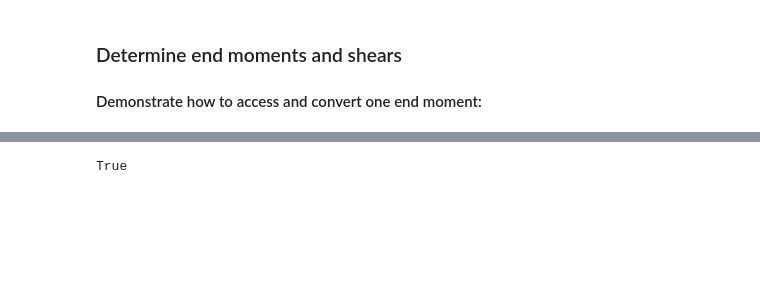
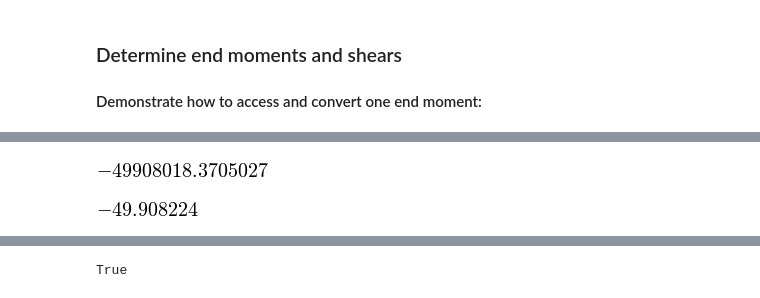
Before and after one commit to nholtz/structural-analysis, a Jupyter notebook: slope-deflection/KG-Example-8.2.ipynb, the cells around one changed output, grey strips where cells are left out. Drawn from its saved outputs; the diff is of its cells as text; code cells hidden in the pictures; blank space fills up the shorter version.

```diff
--- a/slope-deflection/KG-Example-8.2.ipynb
+++ b/slope-deflection/KG-Example-8.2.ipynb
@@ -63,3 +65,11 @@ Mab
+# %%
+Mab.subs(soln)
+# %% [output]
+[figure, added]
+# %%
+Mab.subs(soln).n(4) * 1E-6
+# %% [output]
+[figure, added]
 # %%
 V = globals()   # another way to access global variables
 V['Mab']
```
Also changed, not shown: parts of 16 cells of this notebook, 2 other files.
